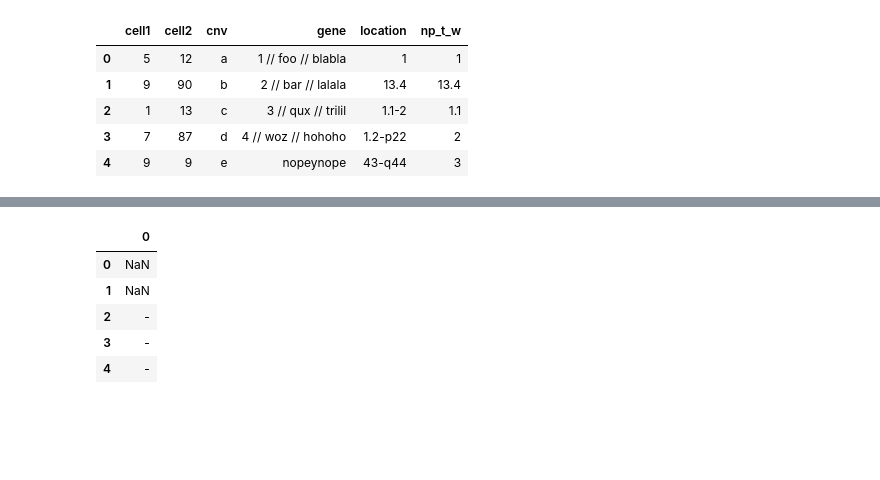
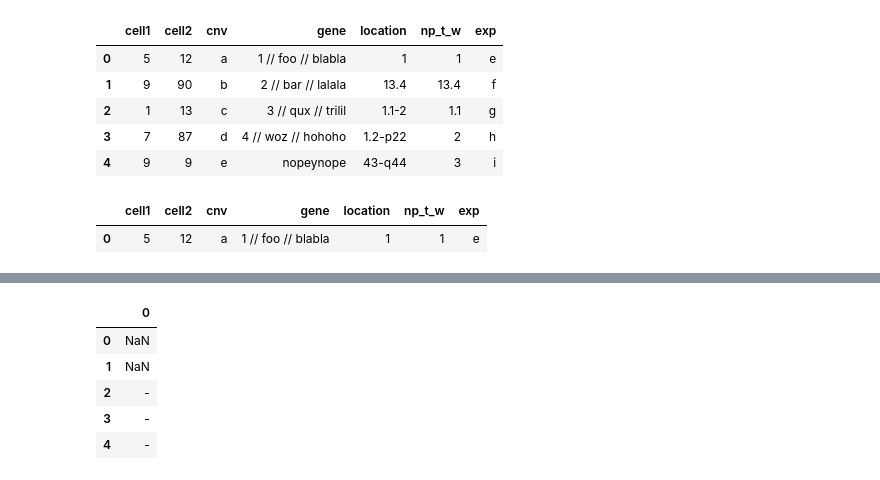
Before and after one commit to thjmattth/clove, a Jupyter notebook: ccle_sandbox.ipynb, the cells around one changed output, grey strips where cells are left out. Saved outputs shown, nothing was run; the diff lists cells and outputs as text; code cells hidden in the pictures; blank space fills up the shorter version.

```diff
--- a/ccle_sandbox.ipynb
+++ b/ccle_sandbox.ipynb
@@ -12,20 +12,21 @@ warnings.filterwarnings('ignore')
 # %%
 import pandas as pd
 df = pd.DataFrame({ 'gene':["1 // foo // blabla",
                                    "2 // bar // lalala",
                                    "3 // qux // trilil",
                                    "4 // woz // hohoho",
                                    "nopeynope"],
                    'cnv':['a','b','c','d','e'],
                    'cell1':[5,9,1,7,9],
                    'cell2':[12,90,13,87,9],
                    'location':['1', '13.4', '1.1-2', '1.2-p22', '43-q44'],
                   'np_t_w': ['1','13.4','1.1','2','3']})
+df['exp'] = ['e','f','g','h','i']
 df
 # %% [output]
-|  | cell1 | cell2 | cnv | gene | location | np_t_w |
-| 0 | 5 | 12 | a | 1 // foo // blabla | 1 | 1 |
-| 1 | 9 | 90 | b | 2 // bar // lalala | 13.4 | 13.4 |
-| 2 | 1 | 13 | c | 3 // qux // trilil | 1.1-2 | 1.1 |
-| 3 | 7 | 87 | d | 4 // woz // hohoho | 1.2-p22 | 2 |
-| 4 | 9 | 9 | e | nopeynope | 43-q44 | 3 |
+|  | cell1 | cell2 | cnv | gene | location | np_t_w | exp |
+| 0 | 5 | 12 | a | 1 // foo // blabla | 1 | 1 | e |
+| 1 | 9 | 90 | b | 2 // bar // lalala | 13.4 | 13.4 | f |
+| 2 | 1 | 13 | c | 3 // qux // trilil | 1.1-2 | 1.1 | g |
+| 3 | 7 | 87 | d | 4 // woz // hohoho | 1.2-p22 | 2 | h |
+| 4 | 9 | 9 | e | nopeynope | 43-q44 | 3 | i |
@@ -31,0 +36,5 @@ df
+# %%
+df[(df['cnv'].isin(cnv.index)) & (df['exp'].isin(exp.index))]
+# %% [output]
+|  | cell1 | cell2 | cnv | gene | location | np_t_w | exp |
+| 0 | 5 | 12 | a | 1 // foo // blabla | 1 | 1 | e |
```
Also changed, not shown: parts of 18 cells of this notebook, 2 other files.
